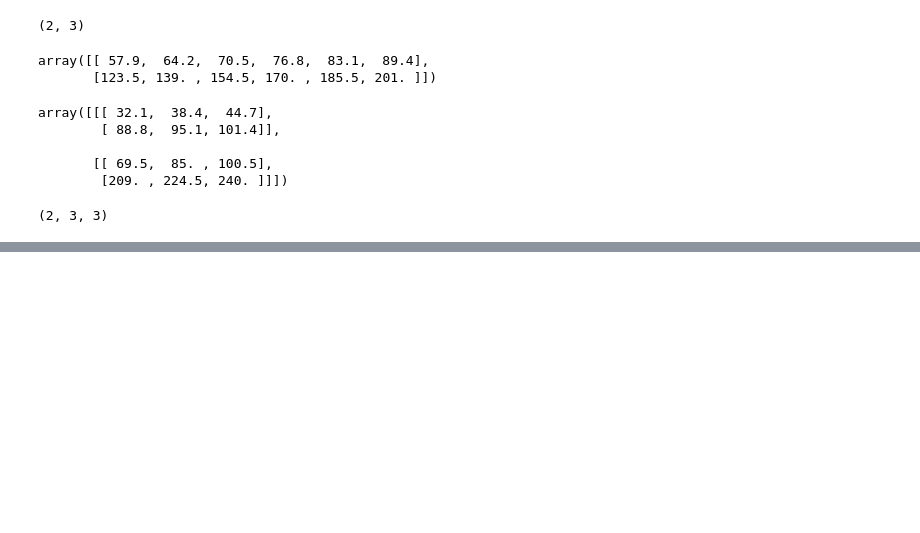
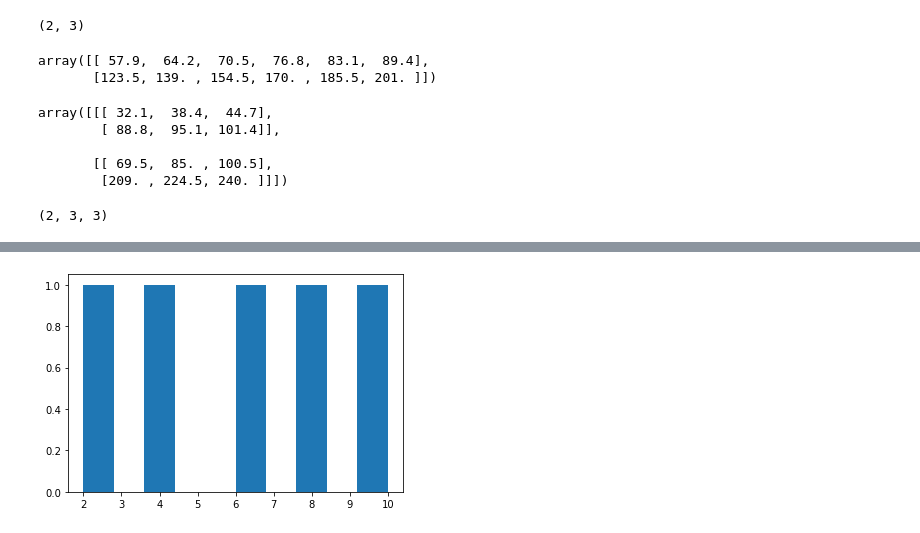
Before and after one commit to arghanath007/Data-Science, a Jupyter notebook: Numpy/Introduction.ipynb, the cells around one changed output, grey strips where cells are left out. Drawn from its saved outputs; the diff is of its cells as text; code cells hidden in the pictures; blank space fills up the shorter version.

```diff
--- a/Numpy/Introduction.ipynb
+++ b/Numpy/Introduction.ipynb
@@ -383 +565,6 @@ a3.shape
+# %%
+plt.hist(low)
+plt.show()
+# %% [output]
+[figure, added]
 # %%
```
Also changed, not shown: parts of 53 cells of this notebook.
